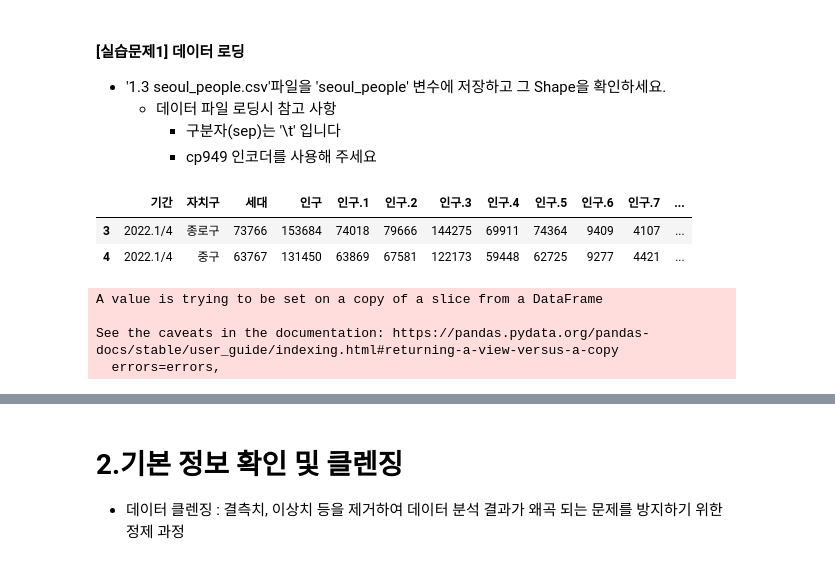
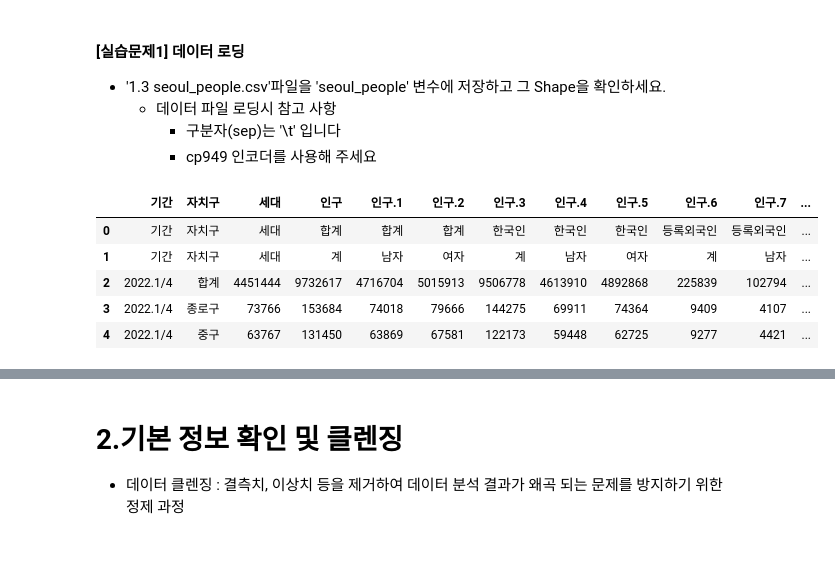
Before and after one commit to op-6160/AIVLE, a Jupyter notebook: 0213_MiniProject_1/1.3 데이터 불러오기 및 분석(EDA)_1차_주민등록데이터.ipynb, the cells around one changed output, grey strips where cells are left out. Drawn from its saved outputs; the diff is of its cells as text; code cells hidden in the pictures.

```diff
--- a/0213_MiniProject_1/1.3 데이터 불러오기 및 분석(EDA)_1차_주민등록데이터.ipynb
+++ b/0213_MiniProject_1/1.3 데이터 불러오기 및 분석(EDA)_1차_주민등록데이터.ipynb
@@ -46,20 +46,11 @@
 # %%
 import pandas as pd
 raw_data = pd.read_csv('./1.3 seoul_people.csv',encoding='cp949',sep='\t')
-raw_data.shape
-seoul_people = raw_data[3:]
-change = {'인구':'인구합계','인구.1':'남자합계','인구.2':'여자합계',
-          '인구.3':'한국인계','인구.4':'한국인남자','인구.5':'한국인여자',
-          '인구.6':'등록외국인계','인구.7':'등록외국인남자','인구.8':'등록외국인여자'}
-seoul_people.head(2)
+raw_data.head()
 # %% [output]
 |  | 기간 | 자치구 | 세대 | 인구 | 인구.1 | 인구.2 | 인구.3 | 인구.4 | 인구.5 | 인구.6 | 인구.7 | ... |
+| 0 | 기간 | 자치구 | 세대 | 합계 | 합계 | 합계 | 한국인 | 한국인 | 한국인 | 등록외국인 | 등록외국인 | ... |
+| 1 | 기간 | 자치구 | 세대 | 계 | 남자 | 여자 | 계 | 남자 | 여자 | 계 | 남자 | ... |
+| 2 | 2022.1/4 | 합계 | 4451444 | 9732617 | 4716704 | 5015913 | 9506778 | 4613910 | 4892868 | 225839 | 102794 | ... |
 | 3 | 2022.1/4 | 종로구 | 73766 | 153684 | 74018 | 79666 | 144275 | 69911 | 74364 | 9409 | 4107 | ... |
 | 4 | 2022.1/4 | 중구 | 63767 | 131450 | 63869 | 67581 | 122173 | 59448 | 62725 | 9277 | 4421 | ... |
-# %%
-seoul_people.rename(columns=change,inplace=True)
-# %% [output]
-A value is trying to be set on a copy of a slice from a DataFrame
-
-See the caveats in the documentation: https://pandas.pydata.org/pandas-docs/stable/user_guide/indexing.html#returning-a-view-versus-a-copy
-  errors=errors,
```
Also changed, not shown: parts of 12 cells of this notebook, 7 other files.
